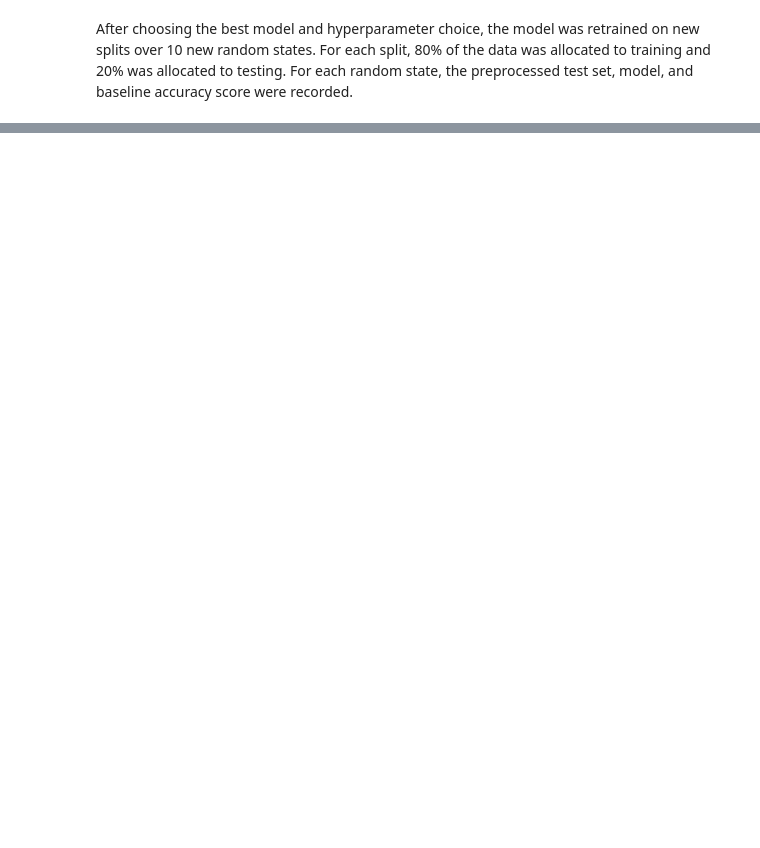
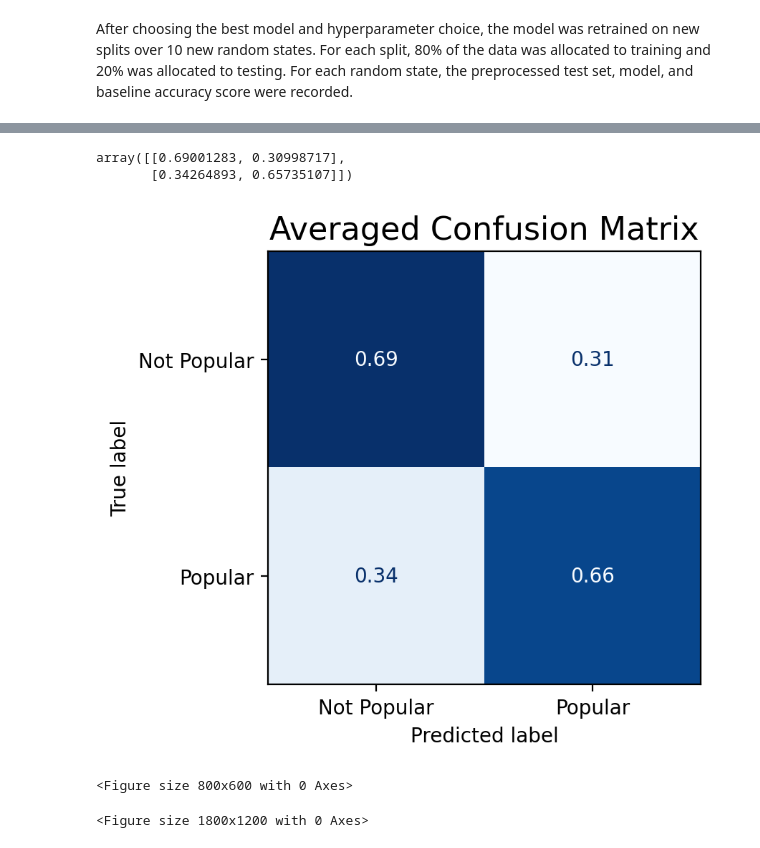
Before and after one commit to spacegoat1/news_article_popularity, a Jupyter notebook: src/8_selecting_best_model.ipynb, the cells around one changed output, grey strips where cells are left out. Cells and saved outputs as stored; diff of their text form; code cells hidden in the pictures; blank space fills up the shorter version.

Commit message:
updates to figures etc

```diff
--- a/src/8_selecting_best_model.ipynb
+++ b/src/8_selecting_best_model.ipynb
@@ -59 +110,6 @@ The XGBoost model had the highest test set performance and was chosen as the mod
+# %%
+X_other = load_list_from_pkl('X_other.pkl')
+y_other = load_list_from_pkl('y_other.pkl')
+X_holdout = load_list_from_pkl('X_holdout.pkl')
+y_holdout = load_list_from_pkl('y_holdout.pkl')
 # %%
@@ -62,0 +184,13 @@ After choosing the best model and hyperparameter choice, the model was retrained
+# %%
+from sklearn.dummy import DummyClassifier
+random_states = [x*5 for x in list(range(10))]
+baseline_scores = []
+for RANDOM_STATE in random_states:
+    X_train, X_test, y_train, y_test = train_test_split(X_holdout, y_holdout,
+                                        train_size = 0.6, random_state=RANDOM_STATE)
+    dummy_clf.fit(X_train, y_train)
+    y_test_preds = dummy_clf.predict(X_test)
+    baseline_scores.append(fbeta_score(y_test, y_test_preds, beta=BETA))
+
+baseline_scores = np.array(baseline_scores)
+baseline_scores.mean(), baseline_scores.std()
@@ -62,0 +258,26 @@ After choosing the best model and hyperparameter choice, the model was retrained
+# %%
+averaged_confusion_mat = np.zeros((2, 2))
+averaged_confusion_mat[0,0] = np.mean([a[0,0] for a in confusion_matrices])
+averaged_confusion_mat[0,1] = np.mean([a[0,1] for a in confusion_matrices])
+averaged_confusion_mat[1,0] = np.mean([a[1,0] for a in confusion_matrices])
+averaged_confusion_mat[1,1] = np.mean([a[1,1] for a in confusion_matrices])
+averaged_confusion_mat
+
+averaged_confusion_mat
+# %% [output]
+array([[0.69001283, 0.30998717],
+       [0.34264893, 0.65735107]])
+# %%
+# cm = confusion_matrix(y_test, y_test_pred, labels=[0,1], normalize='true')
+disp = ConfusionMatrixDisplay(confusion_matrix=averaged_confusion_mat,
+                               display_labels=["Not Popular", "Popular"])
+disp.plot(colorbar=False, cmap="Blues")
+plt.title("Averaged Confusion Matrix", fontsize=16)
+plt.figure(figsize=(4, 3))
+plt.rcParams["figure.dpi"] = 300
+plt.show()
+plt.savefig(figures_dir + 'confusion_mat.png')
+# %% [output]
+[figure, added]
+<Figure size 800x600 with 0 Axes>
+<Figure size 1800x1200 with 0 Axes>
```
Also changed, not shown: parts of 17 cells of this notebook, 5 other files.
